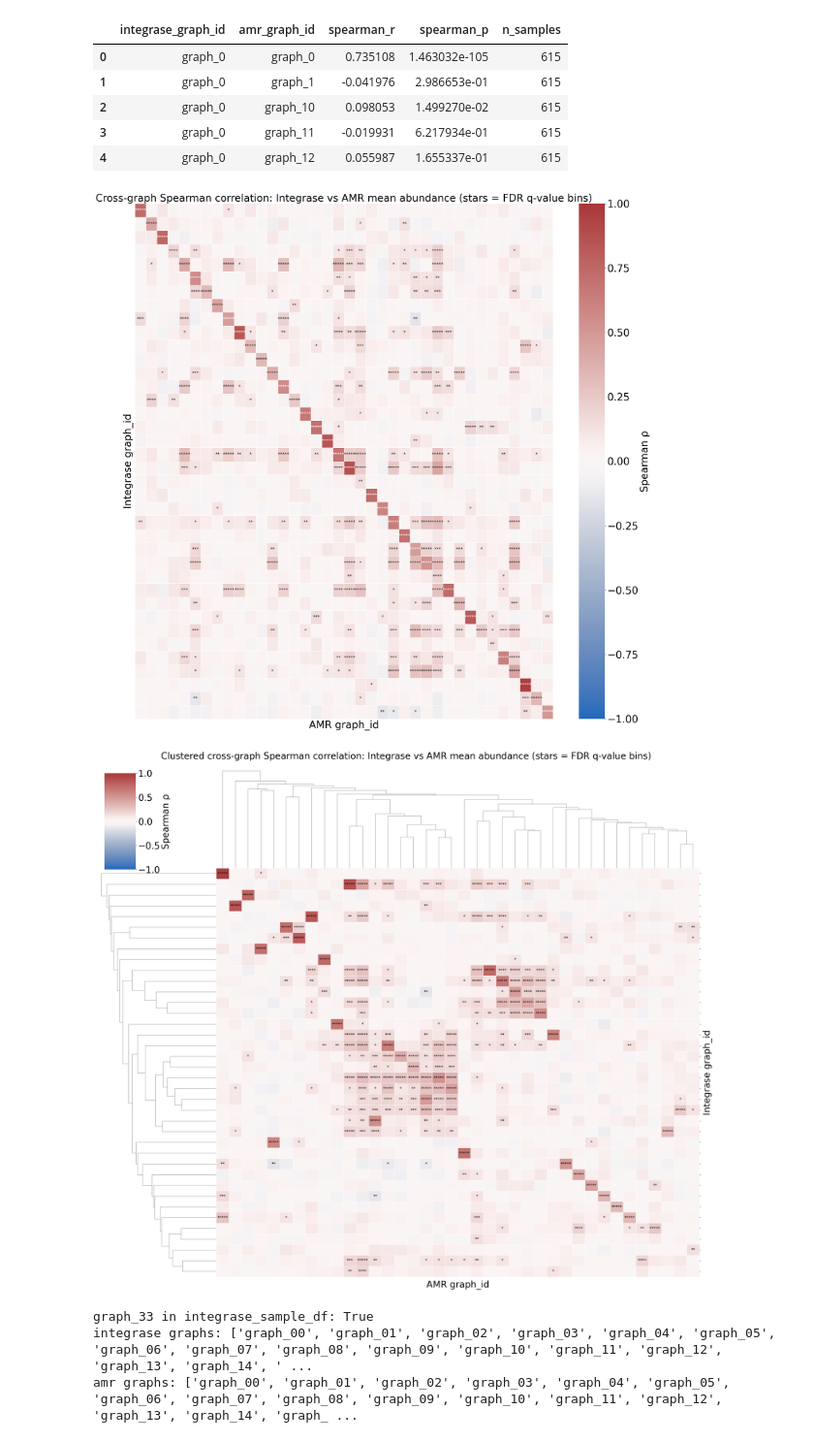
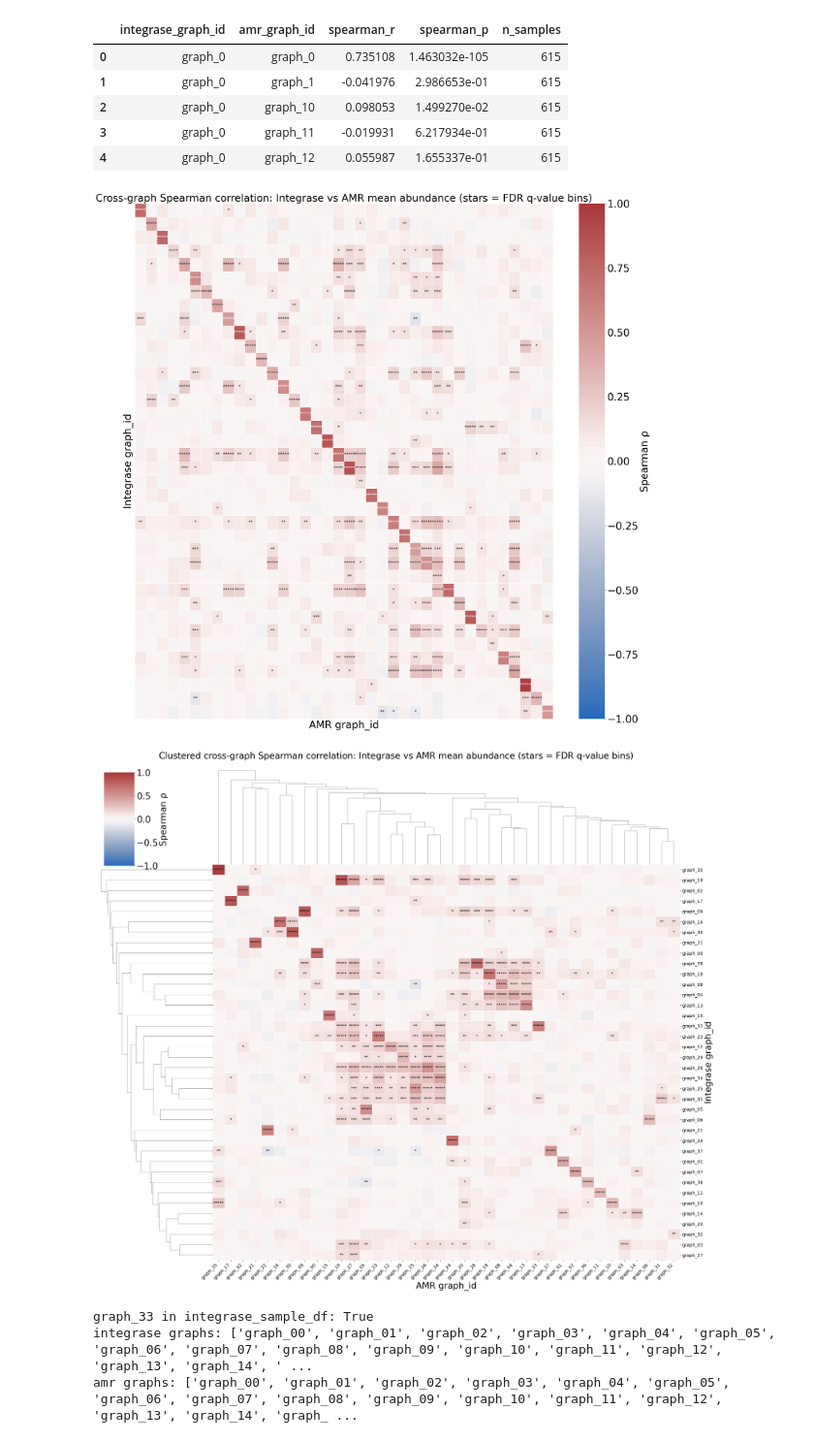
Before and after one commit to IngiumDev/bgc-subgraph-search, a Jupyter notebook: AMR_analysis/analyze_amr_integrase_node_prevalance.ipynb, the cells around one changed output. Shown at 97% size. Cells and saved outputs as stored; diff of their text form; code cells hidden in the pictures.

Commit message:
fix(amr-analysis): keep graph_id tick labels on clustered heatmap

```diff
--- a/AMR_analysis/analyze_amr_integrase_node_prevalance.ipynb
+++ b/AMR_analysis/analyze_amr_integrase_node_prevalance.ipynb
@@ -1138,6 +1138,7 @@ AXISLABEL_FS = 28
 CBARLABEL_FS = 28
 CBARTICKS_FS = 28
 ANNOT_FS = 13
+TICKLABEL_FS = 14
 
 # --- 1) WITHOUT clustering (your original heatmap) ---
 annot, rho_sorted = make_annot_matrix(rho_mat, p_mat)
@@ -1216,37 +1217,38 @@ g.fig.suptitle(
 )
 
 g.cax.set_ylabel("Spearman ρ", fontsize=CBARLABEL_FS)
 g.cax.tick_params(labelsize=CBARTICKS_FS)
 
 # reorder annotations to match clustering
 row_order = g.dendrogram_row.reordered_ind
 col_order = g.dendrogram_col.reordered_ind
 annot_re = annot[np.ix_(row_order, col_order)]
 mask_re = nan_mask[np.ix_(row_order, col_order)]
 
 # draw annotations manually
 ax = g.ax_heatmap
 for i in range(annot_re.shape[0]):
     for j in range(annot_re.shape[1]):
         if mask_re[i, j]:
             continue
         txt = annot_re[i, j]
         if txt:
             ax.text(j + 0.5, i + 0.5, txt, ha="center", va="center", fontsize=ANNOT_FS)
 
-ax.set_xticklabels([])
-ax.set_yticklabels([])
-ax.tick_params(axis="both", which="both", bottom=False, left=False)
+# keep graph_id tick labels for clustered plot
+ax.set_xticklabels(ax.get_xticklabels(), rotation=45, ha="right", fontsize=TICKLABEL_FS)
+ax.set_yticklabels(ax.get_yticklabels(), rotation=0, fontsize=TICKLABEL_FS)
+ax.tick_params(axis="both", which="both", bottom=True, left=True)
 
 g.ax_row_dendrogram.set_xticks([])
 g.ax_row_dendrogram.set_yticks([])
 g.ax_col_dendrogram.set_xticks([])
 g.ax_col_dendrogram.set_yticks([])
 
 plt.show()
 # %% [output]
 [figure]
-[figure, old version]
+[figure, new version]
 # %%
 print("graph_33 in integrase_sample_df:", (integrase_sample_df["graph_id"].astype(str) == "graph_33").any() or
       (integrase_sample_df["graph_id"].astype(str) == "graph_33").any())
```
